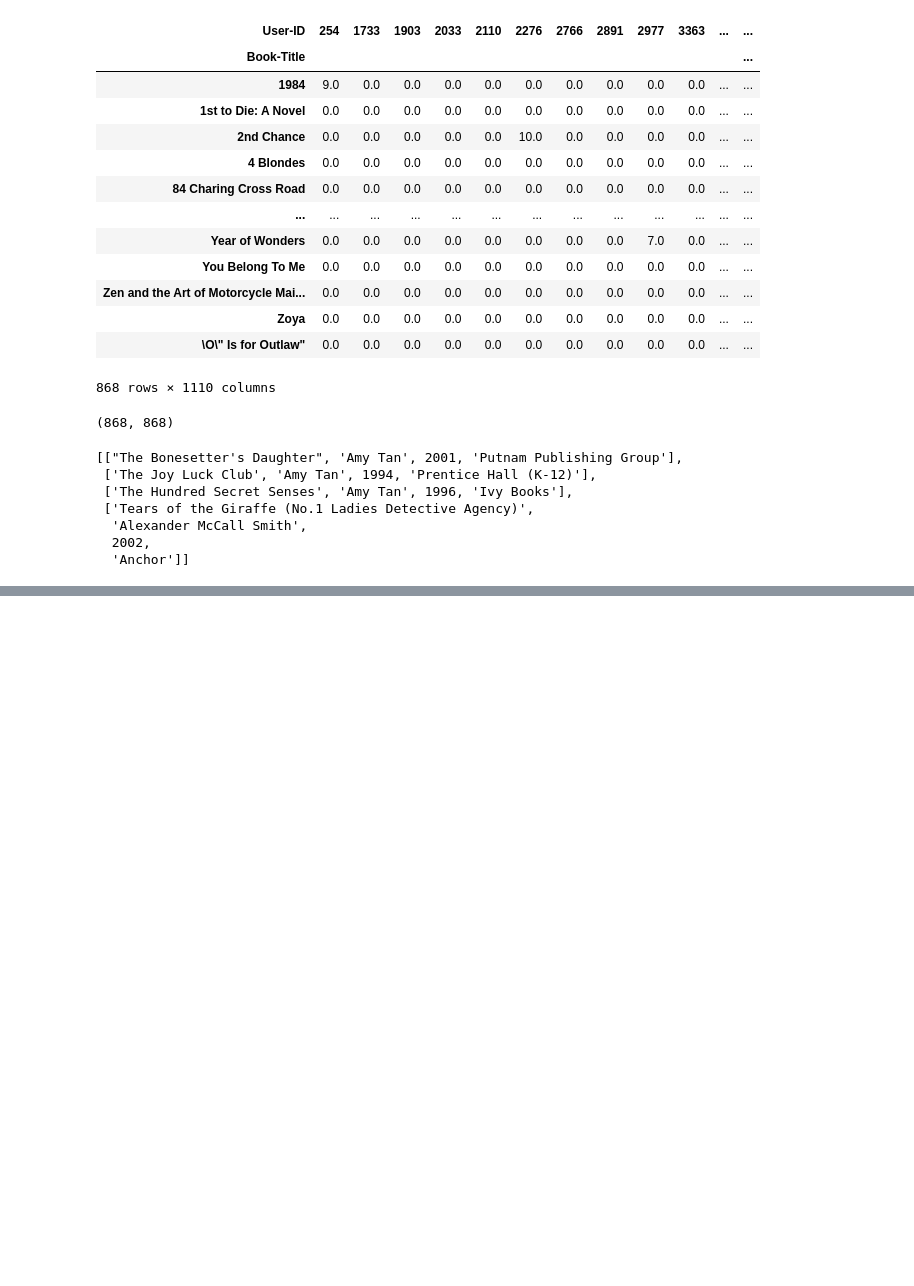
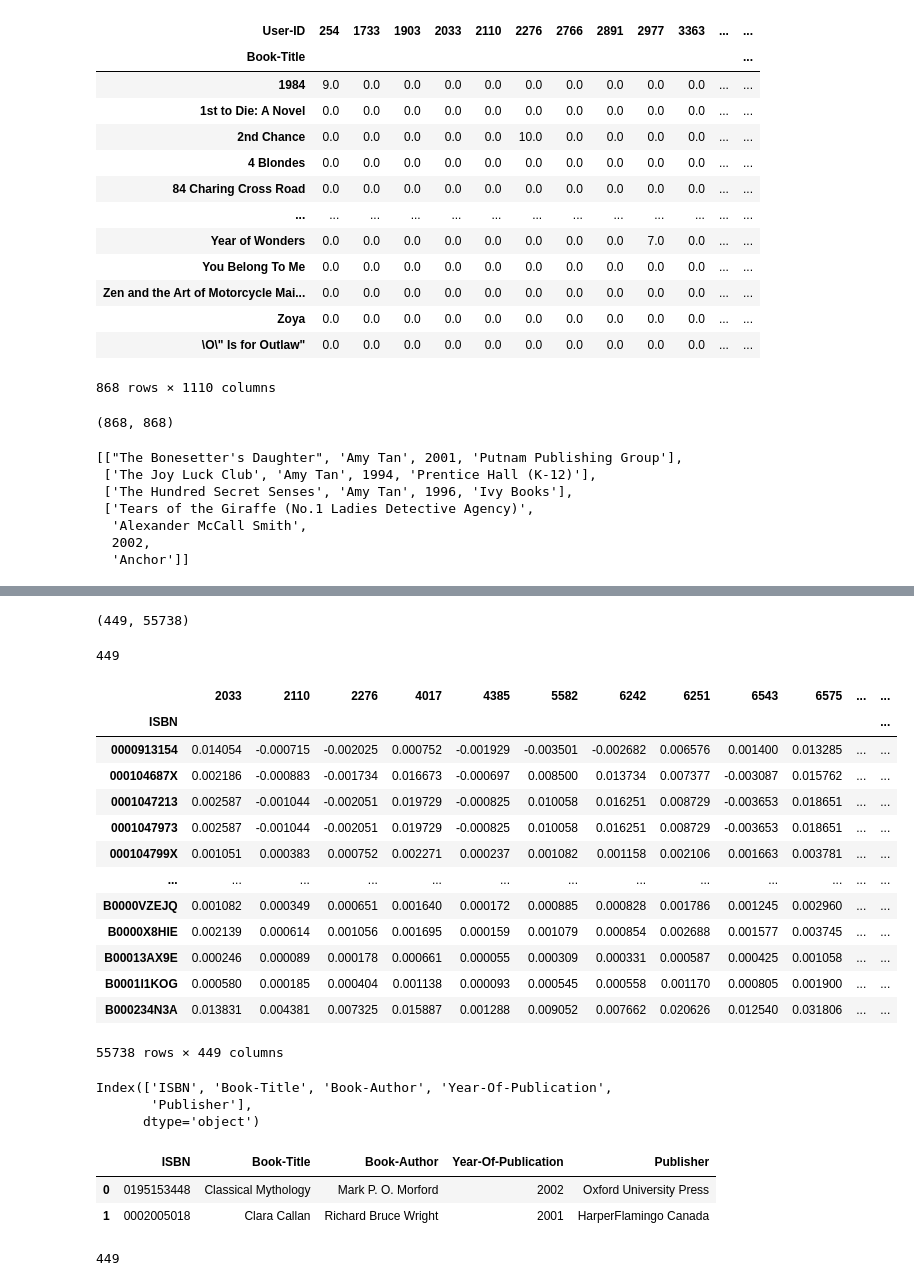
Before and after one commit to Gulzar-khan/Book-Recommendation-System, a Jupyter notebook: Individual_Book_Recommendation_System.ipynb, the cells around one changed output, grey strips where cells are left out. Drawn from its saved outputs; the diff is of its cells as text; code cells hidden in the pictures; blank space fills up the shorter version.

```diff
--- a/Individual_Book_Recommendation_System.ipynb
+++ b/Individual_Book_Recommendation_System.ipynb
@@ -606,0 +896,3 @@ recommend("The Kitchen God's Wife")
+# %%
+users_ids = list(users_items_pivot_matrix_df.index)
+users_ids[:10]
@@ -606,0 +918,6 @@ recommend("The Kitchen God's Wife")
+# %%
+# The number of factors to factor the user-item matrix.
+NUMBER_OF_FACTORS_MF = 15
+
+#Performs matrix factorization of the original user item matrix
+U, sigma, Vt = svds(users_items_pivot_matrix, k = NUMBER_OF_FACTORS_MF)
@@ -606,0 +932,3 @@ recommend("The Kitchen God's Wife")
+# %%
+sigma = np.diag(sigma)
+sigma.shape
@@ -606,0 +941,3 @@ recommend("The Kitchen God's Wife")
+# %%
+all_user_predicted_ratings = np.dot(np.dot(U, sigma), Vt)
+all_user_predicted_ratings
@@ -606,0 +975,33 @@ recommend("The Kitchen God's Wife")
+# %%
+all_user_predicted_ratings.shape
+# %% [output]
+(449, 55738)
+# %%
+len(users_ids)
+# %% [output]
+449
+# %%
+#Converting the reconstructed matrix back to a Pandas dataframe
+cf_preds_df = pd.DataFrame(all_user_predicted_ratings, columns = users_items_pivot_matrix_df.columns, index=users_ids).transpose()
+cf_preds_df
+# %% [output]
+|  | 2033 | 2110 | 2276 | 4017 | 4385 | 5582 | 6242 | 6251 | 6543 | 6575 | ... | ... |
+| ISBN |  |  |  |  |  |  |  |  |  |  |  | ... |
+| 0000913154 | 0.014054 | -0.000715 | -0.002025 | 0.000752 | -0.001929 | -0.003501 | -0.002682 | 0.006576 | 0.001400 | 0.013285 | ... | ... |
+| 000104687X | 0.002186 | -0.000883 | -0.001734 | 0.016673 | -0.000697 | 0.008500 | 0.013734 | 0.007377 | -0.003087 | 0.015762 | ... | ... |
+| 0001047213 | 0.002587 | -0.001044 | -0.002051 | 0.019729 | -0.000825 | 0.010058 | 0.016251 | 0.008729 | -0.003653 | 0.018651 | ... | ... |
+| 0001047973 | 0.002587 | -0.001044 | -0.002051 | 0.019729 | -0.000825 | 0.010058 | 0.016251 | 0.008729 | -0.003653 | 0.018651 | ... | ... |
+| 000104799X | 0.001051 | 0.000383 | 0.000752 | 0.002271 | 0.000237 | 0.001082 | 0.001158 | 0.002106 | 0.001663 | 0.003781 | ... | ... |
+| ... | ... | ... | ... | ... | ... | ... | ... | ... | ... | ... | ... | ... |
+| B0000VZEJQ | 0.001082 | 0.000349 | 0.000651 | 0.001640 | 0.000172 | 0.000885 | 0.000828 | 0.001786 | 0.001245 | 0.002960 | ... | ... |
+| B0000X8HIE | 0.002139 | 0.000614 | 0.001056 | 0.001695 | 0.000159 | 0.001079 | 0.000854 | 0.002688 | 0.001577 | 0.003745 | ... | ... |
+| B00013AX9E | 0.000246 | 0.000089 | 0.000178 | 0.000661 | 0.000055 | 0.000309 | 0.000331 | 0.000587 | 0.000425 | 0.001058 | ... | ... |
+| B0001I1KOG | 0.000580 | 0.000185 | 0.000404 | 0.001138 | 0.000093 | 0.000545 | 0.000558 | 0.001170 | 0.000805 | 0.001900 | ... | ... |
+| B000234N3A | 0.013831 | 0.004381 | 0.007325 | 0.015887 | 0.001288 | 0.009052 | 0.007662 | 0.020626 | 0.012540 | 0.031806 | ... | ... |
+55738 rows × 449 columns
+# %%
+book_df.columns
+# %% [output]
+Index(['ISBN', 'Book-Title', 'Book-Author', 'Year-Of-Publication',
+       'Publisher'],
+      dtype='object')
@@ -606,0 +1013,10 @@ recommend("The Kitchen God's Wife")
+# %%
+book_df.head(2)
+# %% [output]
+|  | ISBN | Book-Title | Book-Author | Year-Of-Publication | Publisher |
+| 0 | 0195153448 | Classical Mythology | Mark P. O. Morford | 2002 | Oxford University Press |
+| 1 | 0002005018 | Clara Callan | Richard Bruce Wright | 2001 | HarperFlamingo Canada |
+# %%
+len(cf_preds_df.columns)
+# %% [output]
+449
```
Also changed, not shown: parts of 71 cells of this notebook.
